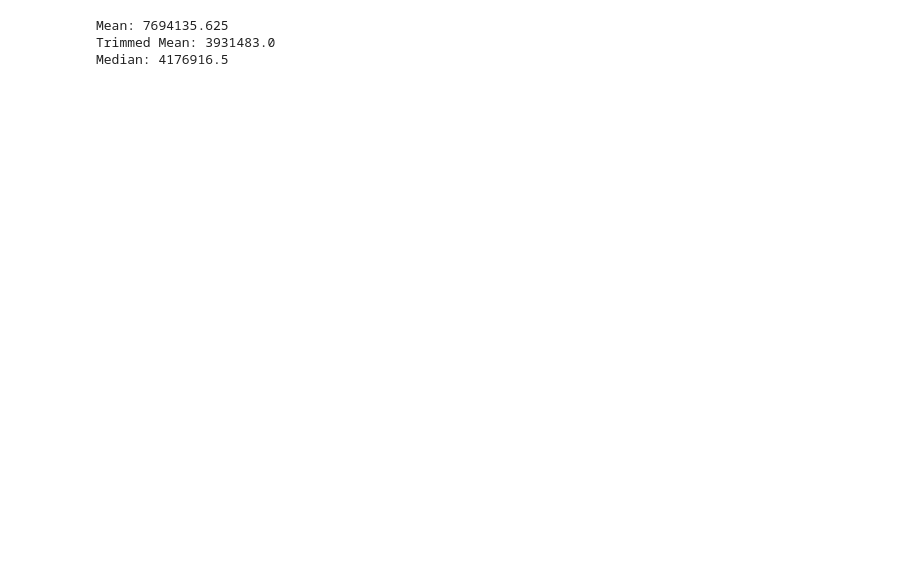
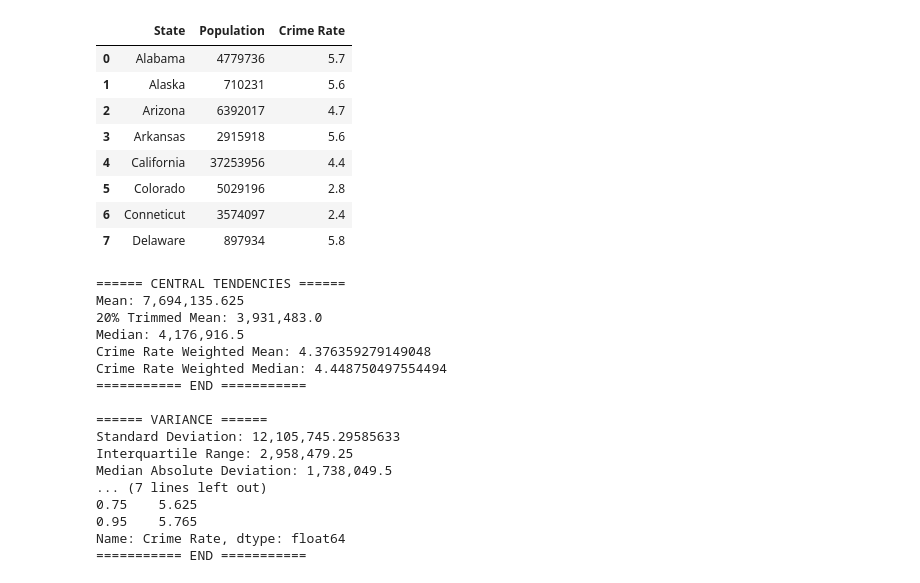
Before and after one commit to ShinnoT/python-datascience-journey, a Jupyter notebook: Chapter-1.ipynb, the cells around one changed output. Drawn from its saved outputs; the diff is of its cells as text; code cells hidden in the pictures; blank space fills up the shorter version.

```diff
--- a/Chapter-1.ipynb
+++ b/Chapter-1.ipynb
@@ -32,8 +60,72 @@ def calculate_means(data_set, column_title):
-# %%
-# output
-
-calculate_means(crime_rate, "Population")
-# %% [output]
-Mean: 7694135.625
-Trimmed Mean: 3931483.0
-Median: 4176916.5
+# %%
+# functions
+
+# central tendencies
+def calculate_means(data_set, column_title, crime_rate_header=None):
+    target_column = data_set[column_title]
+    print("====== CENTRAL TENDENCIES ======")
+    print(f"Mean: {target_column.mean():,}")
+    print(f"20% Trimmed Mean: {stats.trim_mean(target_column, 0.2):,}")
+    print(f"Median: {target_column.median():,}")
+    if crime_rate_header:
+        crime_rate_column = data_set[crime_rate_header]
+        print(f"Crime Rate Weighted Mean: {np.average(crime_rate_column, weights=target_column)}")
+        print(f"Crime Rate Weighted Median: {wq.median(crime_rate_column, weights=target_column)}")
+    print("=========== END =========== \n")
+
+# variance
+def calculate_variance(data_set, column_title, crime_rate_header=None):
+    target_column = data_set[column_title]
+    print("====== VARIANCE ======")
+    print(f"Standard Deviation: {target_column.std():,}")
+    print(f"Interquartile Range: {target_column.quantile(0.75) - target_column.quantile(0.25):,}")
+    print(f"Median Absolute Deviation: {stats.median_abs_deviation(target_column, nan_policy='omit'):,}")
+    if crime_rate_header:
+        crime_rate_column = data_set[crime_rate_header]
+    print("=========== END =========== \n")
+
+# distribution (includes data visualizations)
+def calculate_distribution(data_set, column_title):
+    target_column = data_set[column_title]
+    print("====== DATA DISTRIBUTION ======")
+    print(f"{column_title} Quantiles:\n{target_column.quantile([0.05, 0.25, 0.5, 0.75, 0.95])}")
+    print("=========== END =========== \n")
+
+def display_frequency_table(data_set, column_title):
+    target_column = data_set[column_title]
+    # cut function cuts the data into n equally spaced bins
+    binned_population = pd.cut(target_column, 15)
+    binned_count = binned_population.value_counts()
+    display(binned_count)
+# %%
+display(crime_rate)
+calculate_means(crime_rate, "Population", crime_rate_header="Crime Rate")
+calculate_variance(crime_rate, "Population", crime_rate_header="Crime Rate")
+calculate_distribution(crime_rate, "Crime Rate")
+# %% [output]
+|  | State | Population | Crime Rate |
+| 0 | Alabama | 4779736 | 5.7 |
+| 1 | Alaska | 710231 | 5.6 |
+| 2 | Arizona | 6392017 | 4.7 |
+| 3 | Arkansas | 2915918 | 5.6 |
+| 4 | California | 37253956 | 4.4 |
+| 5 | Colorado | 5029196 | 2.8 |
+| 6 | Conneticut | 3574097 | 2.4 |
+| 7 | Delaware | 897934 | 5.8 |
+====== CENTRAL TENDENCIES ======
+Mean: 7,694,135.625
+20% Trimmed Mean: 3,931,483.0
+Median: 4,176,916.5
+Crime Rate Weighted Mean: 4.376359279149048
+Crime Rate Weighted Median: 4.448750497554494
+=========== END ===========
+
+====== VARIANCE ======
+Standard Deviation: 12,105,745.29585633
+Interquartile Range: 2,958,479.25
+Median Absolute Deviation: 1,738,049.5
+... (7 lines left out)
+0.75    5.625
+0.95    5.765
+Name: Crime Rate, dtype: float64
+=========== END ===========
```
Also changed, not shown: parts of 13 cells of this notebook, 4 other files.
